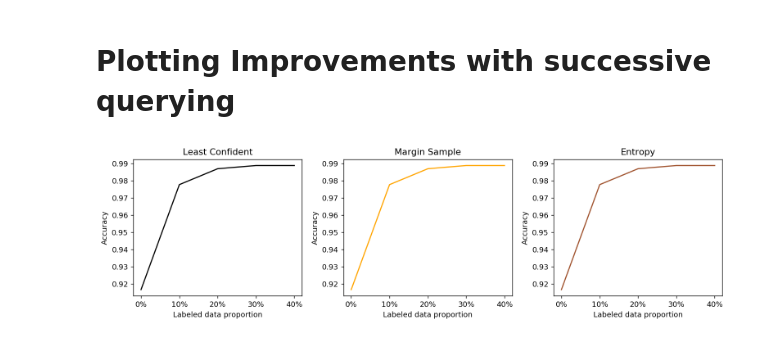
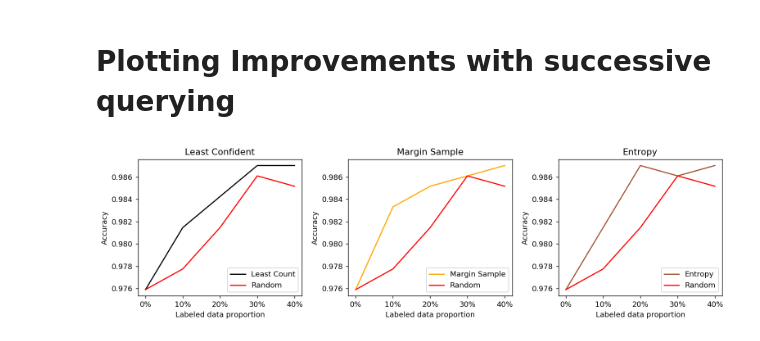
Before and after one commit to punanand/Active-Learning-Framework, a Jupyter notebook: PoolBased_UncertaintySampling .ipynb, the cells around one changed output. Cells and saved outputs as stored; diff of their text form; code cells hidden in the pictures.

```diff
--- a/PoolBased_UncertaintySampling .ipynb
+++ b/PoolBased_UncertaintySampling .ipynb
@@ -8,7 +8,7 @@ from dataset import Config, Dataset
 from oracle import Oracle
 from active_learning import Learner
 
-config = Config(70, 10)
+config = Config(40, 10)
 data = Dataset(config)
 orac_lc = Oracle(data, config)
 orac_ms = Oracle(data, config)
@@ -106,6 +106,11 @@ for ax, row in zip(axs[:,0], rows):
 
 for i in range(1, 5):
     # query for additional 10% of the data using the 3 informativeness metrics
+    for j in range(10):
+        print(orac_lc.labeled_Y[j])
+        print("hey")
+        print(orac_rand.labeled_Y[j])
+
     least_count_learner.query(data, orac_lc)
     margin_sampling_learner.query(data, orac_ms)
     entropy_learner.query(data, orac_h)
@@ -168,26 +255,33 @@ plt.show()
 # %%
 fig, axs = plt.subplots(1, 3, figsize=(12, 3.5), dpi = 130)
 
 cols = ['Least Count', 'Marginal Sampling', 'Entropy']
 
 label_proportion = ['0%', '10%', '20%', '30%', '40%']
 axs[0].plot(label_proportion, performance_lc, label = "Least Count", color='black')
+axs[0].plot(label_proportion, performance_rand, label = "Random", color='red')
 axs[1].plot(label_proportion, performance_ms, label = "Margin Sample", color='orange')
+axs[1].plot(label_proportion, performance_rand, label = "Random", color='red')
 axs[2].plot(label_proportion, performance_h, label = "Entropy", color='sienna')
+axs[2].plot(label_proportion, performance_rand, label = "Random", color='red')
 
 axs[0].set_title('Least Confident')
 axs[1].set_title('Margin Sample')
 axs[2].set_title('Entropy')
 
 axs[0].set_xlabel('Labeled data proportion')
 axs[1].set_xlabel('Labeled data proportion')
 axs[2].set_xlabel('Labeled data proportion')
 
 axs[0].set_ylabel('Accuracy')
 axs[1].set_ylabel('Accuracy')
 axs[2].set_ylabel('Accuracy')
 
+axs[0].legend(loc='lower right')
+axs[1].legend(loc='lower right')
+axs[2].legend(loc='lower right')
+
 fig.tight_layout()
 plt.show()
 # %% [output]
-[figure, old version]
+[figure, new version]
```
Also changed, not shown: parts of 4 cells of this notebook, 2 other files.
